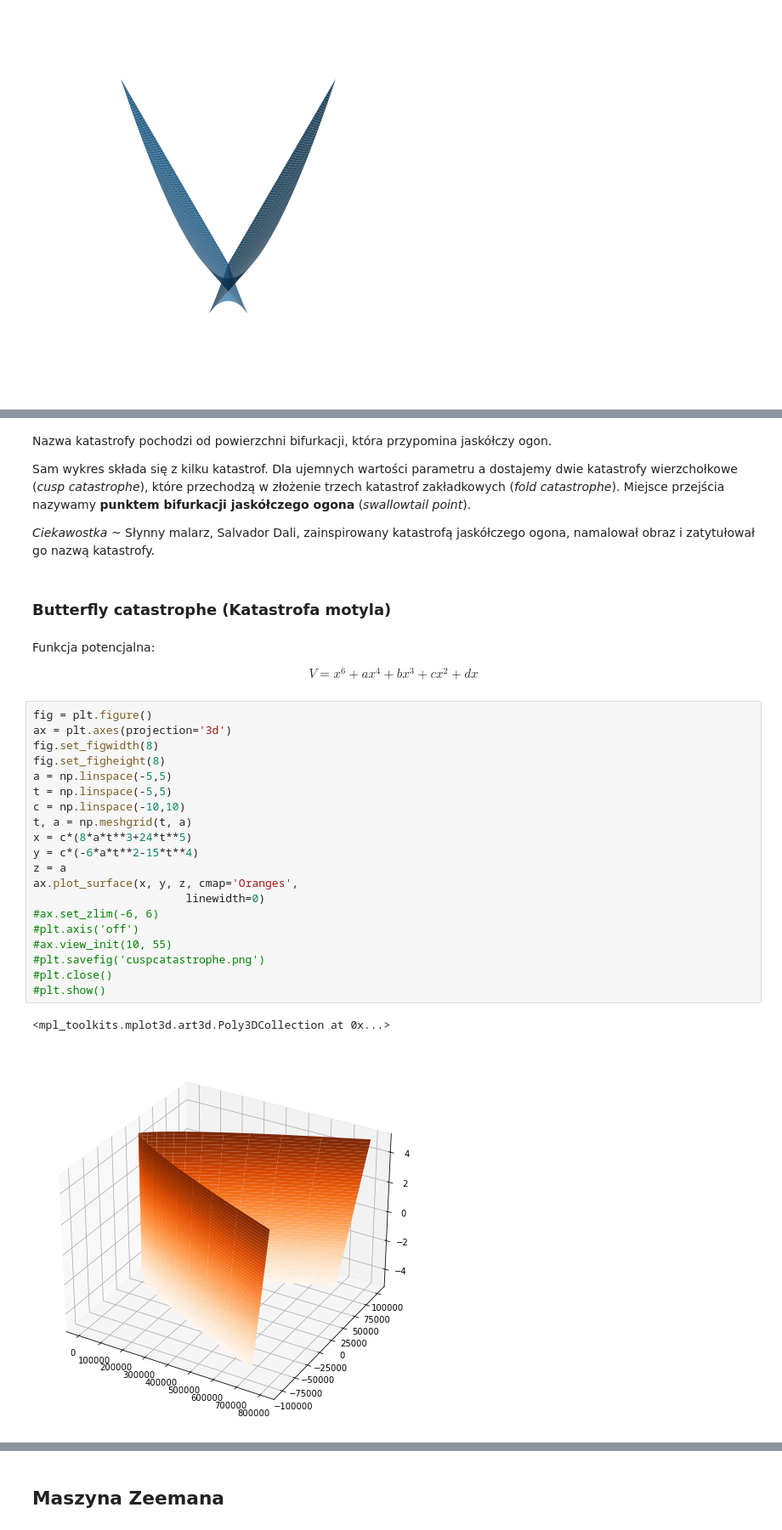
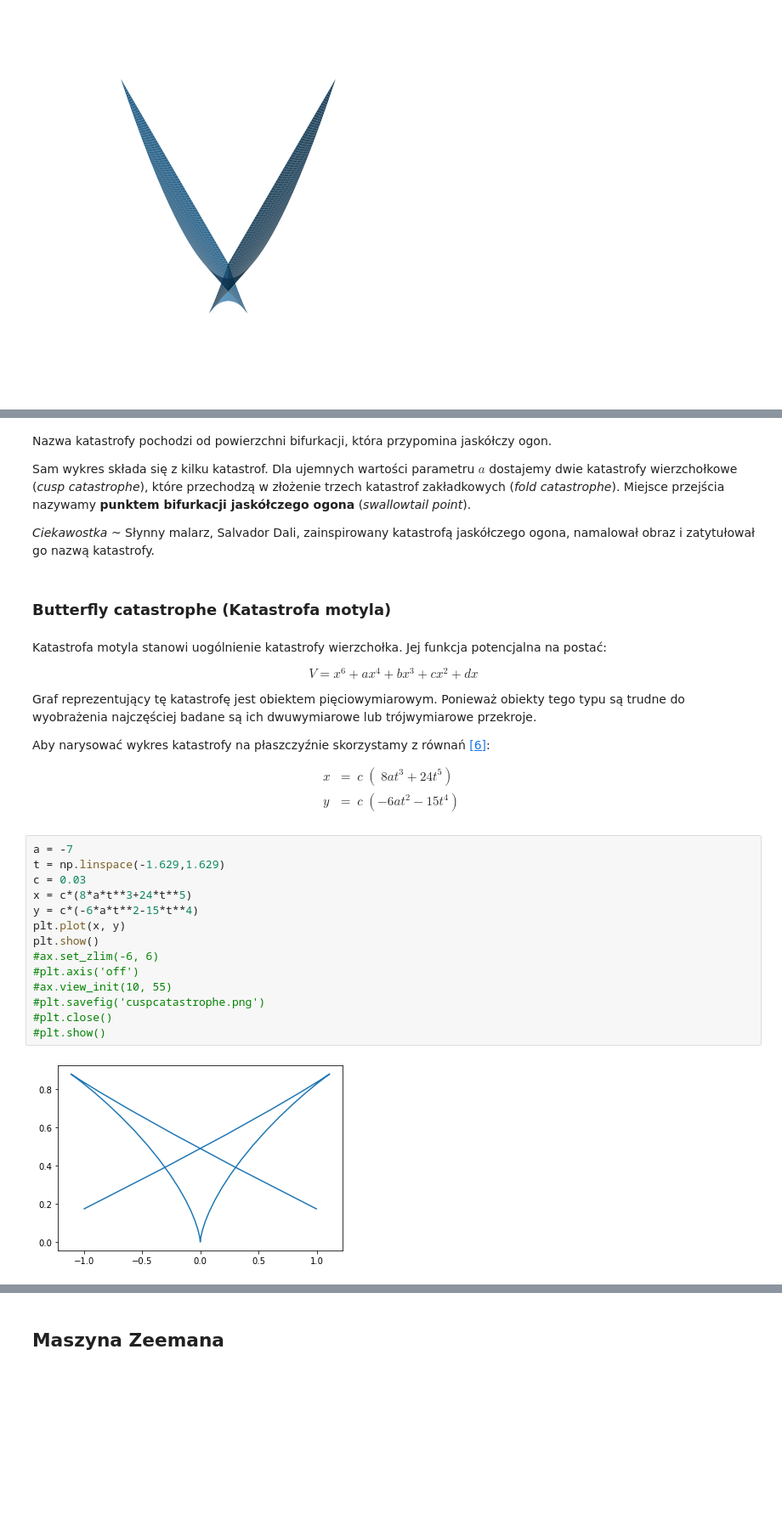
Before and after one commit to klaudynka245/Bifurcations, a Jupyter notebook: teoria katastrof.ipynb, the cells around one changed output, grey strips where cells are left out. Shown at 85% size. Saved outputs shown, nothing was run; the diff lists cells and outputs as text; blank space fills up the shorter version.

Commit message:
motyl nie współpracuje

```diff
--- a/teoria katastrof.ipynb
+++ b/teoria katastrof.ipynb
@@ -160,38 +160,42 @@ plt.show()
 # %% [markdown]
 Nazwa katastrofy pochodzi od powierzchni bifurkacji, która przypomina jaskółczy ogon.
 
-Sam wykres składa się z kilku katastrof. Dla ujemnych wartości parametru a dostajemy dwie katastrofy wierzchołkowe (*cusp catastrophe*), które przechodzą w złożenie trzech katastrof zakładkowych (*fold catastrophe*). Miejsce przejścia nazywamy **punktem bifurkacji jaskółczego ogona** (*swallowtail point*).
+Sam wykres składa się z kilku katastrof. Dla ujemnych wartości parametru $a$ dostajemy dwie katastrofy wierzchołkowe (*cusp catastrophe*), które przechodzą w złożenie trzech katastrof zakładkowych (*fold catastrophe*). Miejsce przejścia nazywamy **punktem bifurkacji jaskółczego ogona** (*swallowtail point*).
 
 *Ciekawostka* ~
 Słynny malarz, Salvador Dali, zainspirowany katastrofą jaskółczego ogona, namalował obraz i zatytułował go nazwą katastrofy.
 # %% [markdown]
 ### Butterfly catastrophe (Katastrofa motyla) <a class="anchor" id="3.4"></a>
-# %% [markdown]
-Funkcja potencjalna:
-
-$$
-V = x^6 + ax^4 + bx^3 + cx^2 + dx
-$$
+# %% [markdown]
+Katastrofa motyla stanowi uogólnienie katastrofy wierzchołka. Jej funkcja potencjalna na postać:
+
+$$
+V = x^6 + ax^4 + bx^3 + cx^2 + dx
+$$
+
+Graf reprezentujący tę katastrofę jest obiektem pięciowymiarowym. Ponieważ obiekty tego typu są trudne do wyobrażenia najczęściej badane są ich dwuwymiarowe lub trójwymiarowe przekroje.
+
+Aby narysować wykres katastrofy na płaszczyźnie skorzystamy z równań [[6]](#od6):
+
+$$
+\begin{array}{lcl}
+x &=& c \phantom{.}(\phantom{.} 8at^3 + 24t^5)\\
+y &=& c \phantom{.}(-6at^2 - 15t^4)
+\end{array}
+$$
 # %%
-fig = plt.figure()
-ax = plt.axes(projection='3d')
-fig.set_figwidth(8)
-fig.set_figheight(8)
-a = np.linspace(-5,5)
-t = np.linspace(-5,5)
-c = np.linspace(-10,10)
-t, a = np.meshgrid(t, a)
+a = -7
+t = np.linspace(-1.629,1.629)
+c = 0.03
 x = c*(8*a*t**3+24*t**5)
 y = c*(-6*a*t**2-15*t**4)
-z = a
-ax.plot_surface(x, y, z, cmap='Oranges',
-                       linewidth=0)
+plt.plot(x, y)
+plt.show()
 #ax.set_zlim(-6, 6)
 #plt.axis('off')
 #ax.view_init(10, 55)
 #plt.savefig('cuspcatastrophe.png')
 #plt.close()
 #plt.show()
 # %% [output]
-<mpl_toolkits.mplot3d.art3d.Poly3DCollection at 0x...>
-[figure, old version]
+[figure, new version]
```
Also changed, not shown: parts of 7 cells of this notebook, 1 other file.
